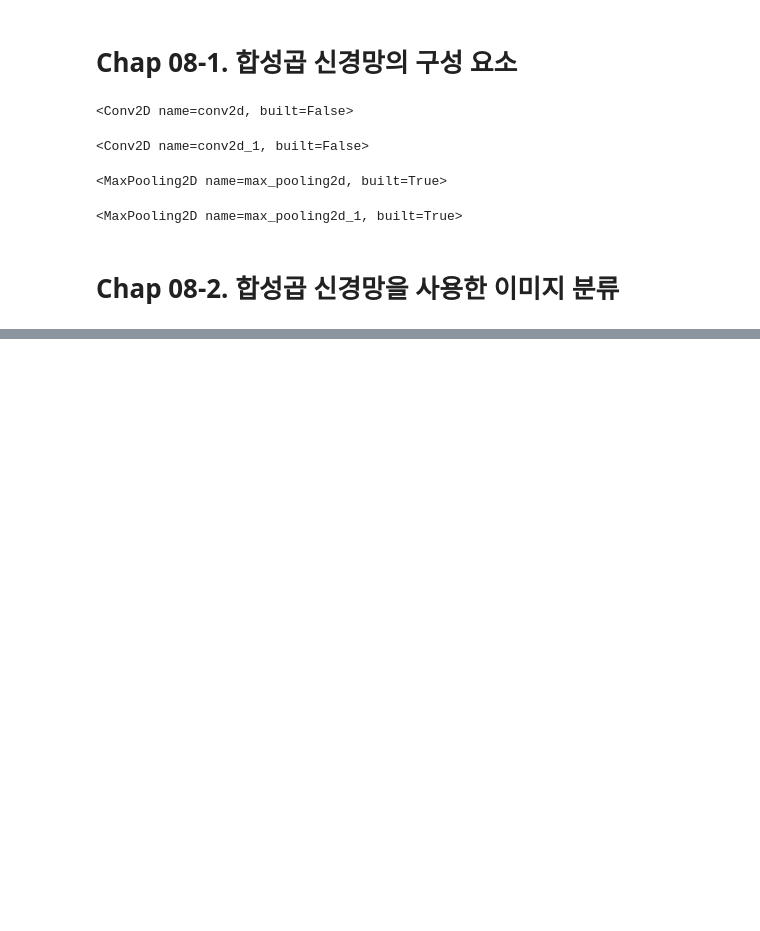
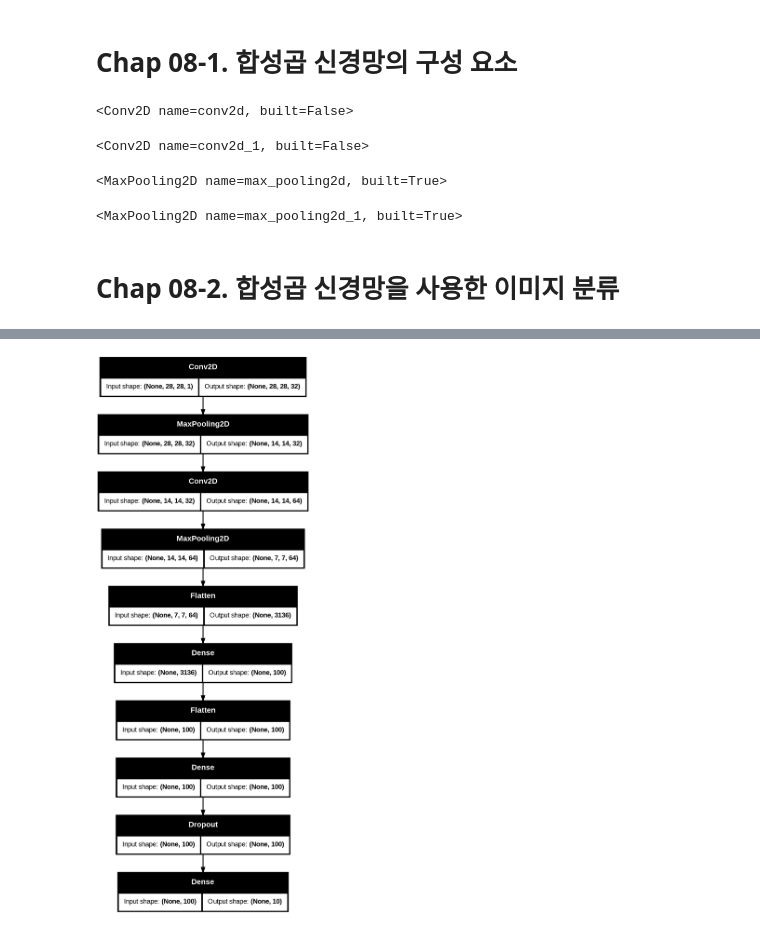
Before and after one commit to peenball/Books, a Jupyter notebook: 혼자_공부하는_머신러닝_딥러닝/Study_혼공머_Chap08.ipynb, the cells around one changed output, grey strips where cells are left out. Cells and saved outputs as stored; diff of their text form; code cells hidden in the pictures; blank space fills up the shorter version.

```diff
--- a/혼자_공부하는_머신러닝_딥러닝/Study_혼공머_Chap08.ipynb
+++ b/혼자_공부하는_머신러닝_딥러닝/Study_혼공머_Chap08.ipynb
@@ -22,0 +73,4 @@ keras.layers.MaxPooling2D(2, strides=2, padding='valid')
+# %%
+keras.utils.plot_model(model, show_shapes=True)
+# %% [output]
+[figure, added]
```
Also changed, not shown: parts of 17 cells of this notebook.
